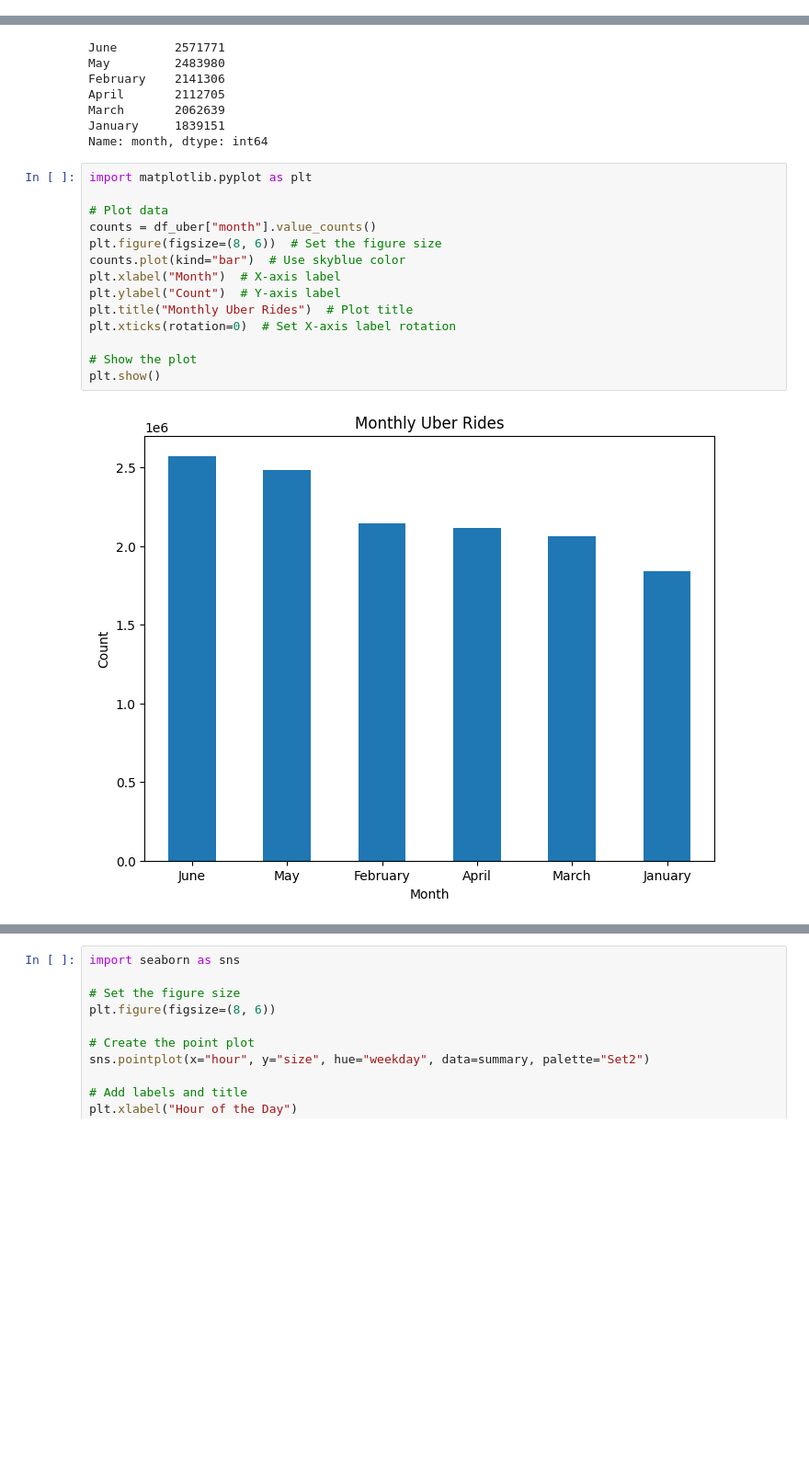
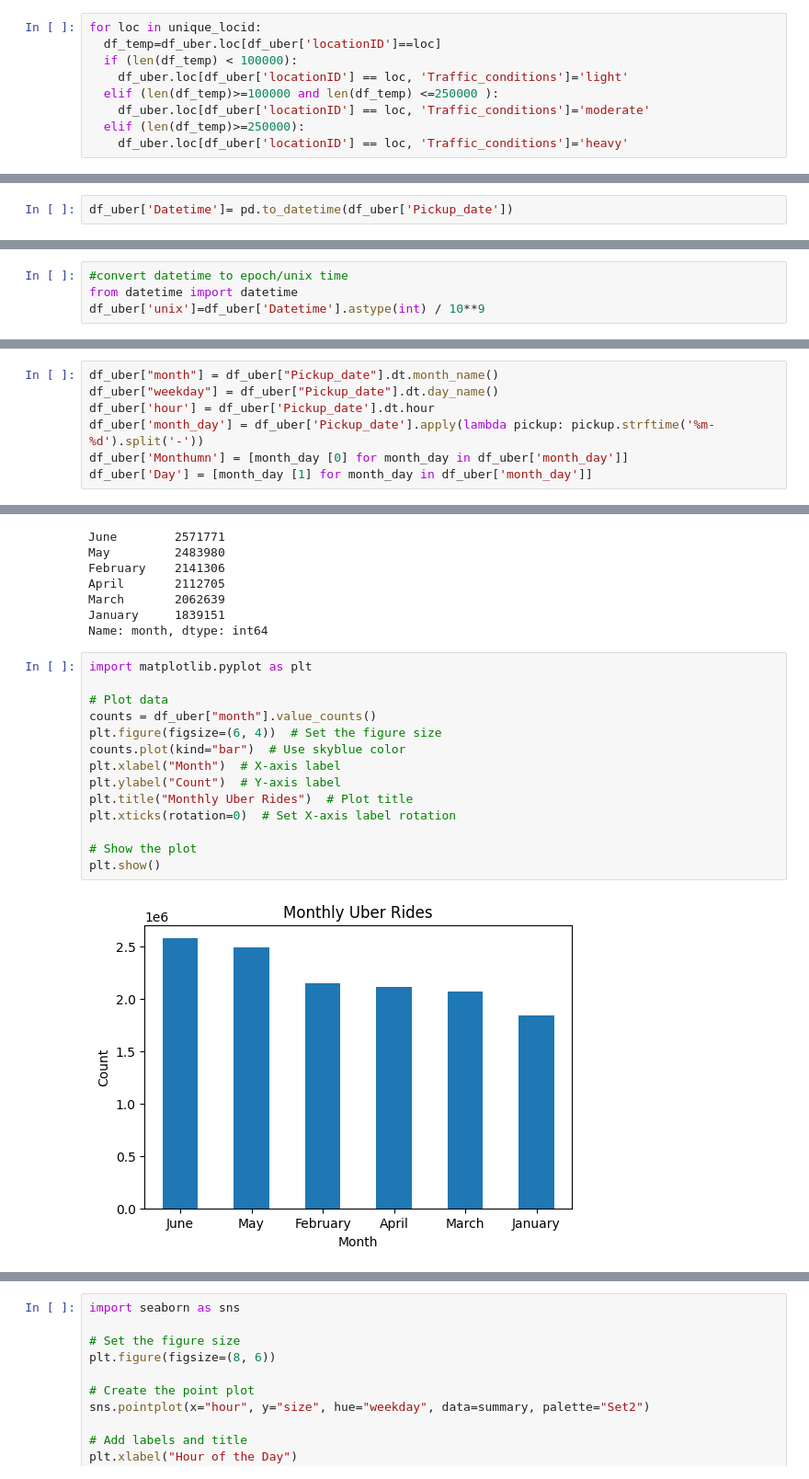
Before and after one commit to JeremyKrick/traffic-trend-predictor, a Jupyter notebook: Final_Project_IOT.ipynb, the cells around one changed output, grey strips where cells are left out. Shown at 92% size. Cells and saved outputs as stored; diff of their text form; blank space fills up the shorter version.

```diff
--- a/Final_Project_IOT.ipynb
+++ b/Final_Project_IOT.ipynb
@@ -36,0 +56,9 @@ df_uber.head()
+# %%
+for loc in unique_locid:
+  df_temp=df_uber.loc[df_uber['locationID']==loc]
+  if (len(df_temp) < 100000):
+    df_uber.loc[df_uber['locationID'] == loc, 'Traffic_conditions']='light'
+  elif (len(df_temp)>=100000 and len(df_temp) <=250000 ):
+    df_uber.loc[df_uber['locationID'] == loc, 'Traffic_conditions']='moderate'
+  elif (len(df_temp)>=250000):
+    df_uber.loc[df_uber['locationID'] == loc, 'Traffic_conditions']='heavy'
@@ -37,3 +86,5 @@ df_uber.head()
+# %%
+df_uber['Datetime']= pd.to_datetime(df_uber['Pickup_date'])
 # %%
 df_uber.dtypes
 # %% [output]
@@ -44 +97,5 @@ locationID               int64
 dtype: object
+# %%
+#convert datetime to epoch/unix time
+from datetime import datetime
+df_uber['unix']=df_uber['Datetime'].astype(int) / 10**9
@@ -142,3 +160,10 @@ See the caveats in the documentation: https://pandas.pydata.org/pandas-docs/stab
+# %%
+df_uber["month"] = df_uber["Pickup_date"].dt.month_name()
+df_uber["weekday"] = df_uber["Pickup_date"].dt.day_name()
+df_uber['hour'] = df_uber['Pickup_date'].dt.hour
+df_uber['month_day'] = df_uber['Pickup_date'].apply(lambda pickup: pickup.strftime('%m-%d').split('-'))
+df_uber['Monthumn'] = [month_day [0] for month_day in df_uber['month_day']]
+df_uber['Day'] = [month_day [1] for month_day in df_uber['month_day']]
 # %%
 df_uber.head()
 # %% [output]
@@ -161,17 +186,17 @@ Name: month, dtype: int64
 # %%
 import matplotlib.pyplot as plt
 
 # Plot data
 counts = df_uber["month"].value_counts()
-plt.figure(figsize=(8, 6))  # Set the figure size
+plt.figure(figsize=(6, 4))  # Set the figure size
 counts.plot(kind="bar")  # Use skyblue color
 plt.xlabel("Month")  # X-axis label
 plt.ylabel("Count")  # Y-axis label
 plt.title("Monthly Uber Rides")  # Plot title
 plt.xticks(rotation=0)  # Set X-axis label rotation
 
 # Show the plot
 plt.show()
 # %% [output]
-[figure, old version]
+[figure, new version]
 # %%
```
Also changed, not shown: parts of 74 cells of this notebook.
